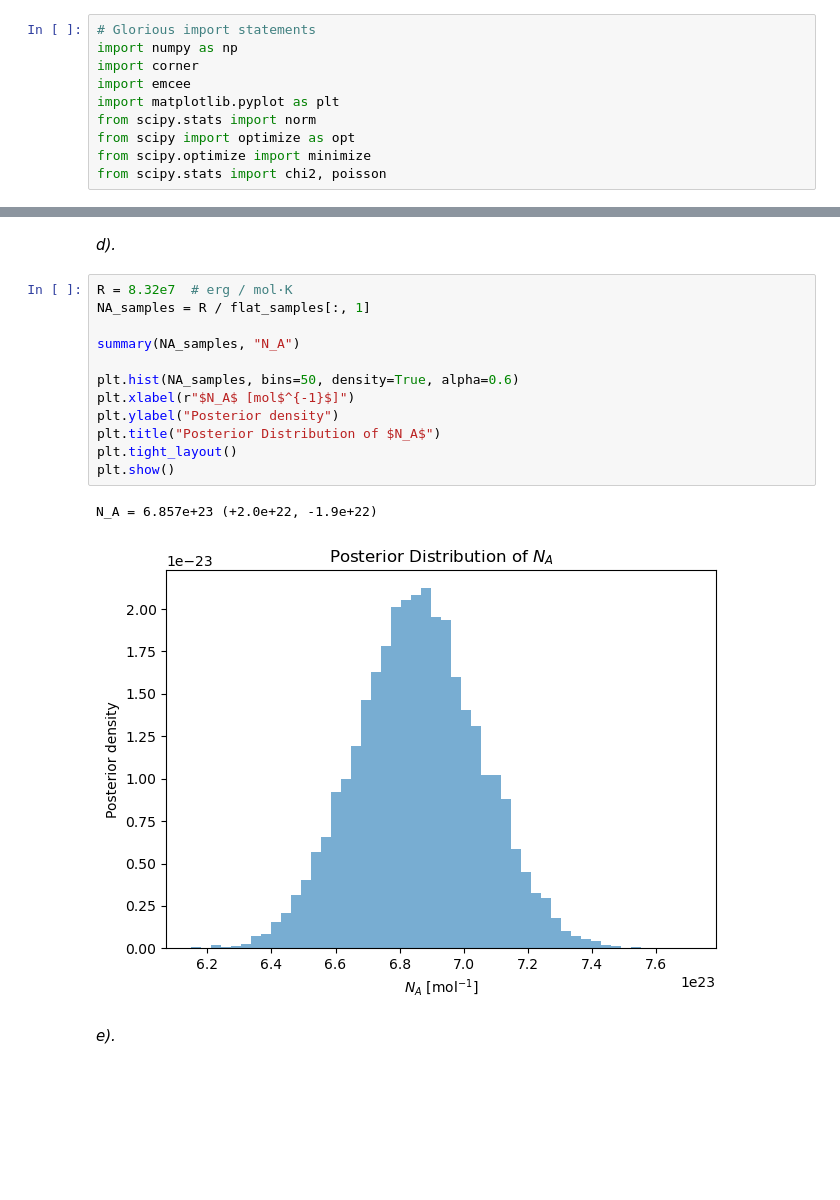
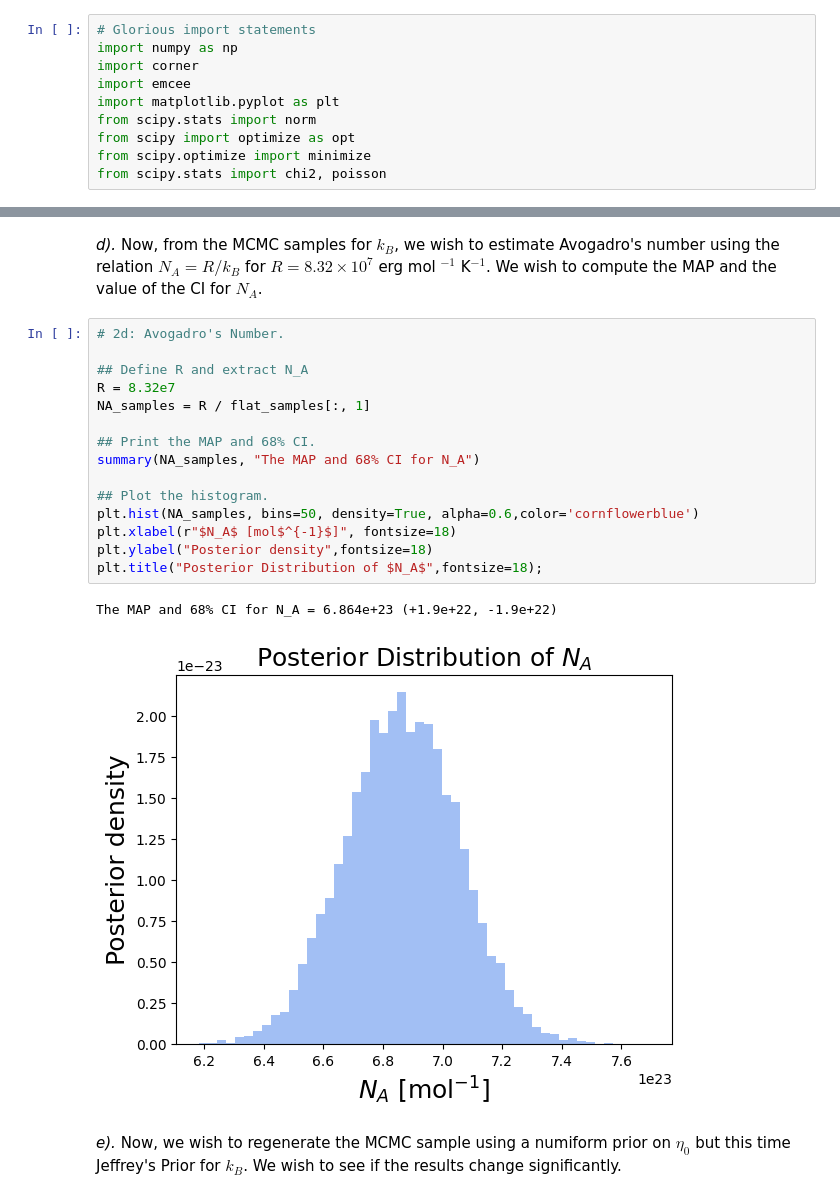
Before and after one commit to aidanwmw/PHYS403, a Jupyter notebook: homework/hw8.ipynb, the cells around one changed output, grey strips where cells are left out. Saved outputs shown, nothing was run; the diff lists cells and outputs as text; blank space fills up the shorter version.

```diff
--- a/homework/hw8.ipynb
+++ b/homework/hw8.ipynb
@@ -138,20 +220,23 @@ k_B = 1.213e-16 (+3.5e-18, -3.4e-18)
 # %% [markdown]
-*d).*
+*d).* Now, from the MCMC samples for $k_B$, we wish to estimate Avogadro's number using the relation $N_A = R/k_B$ for $R = 8.32 \times 10^{7}$ erg mol $^{-1}$ K$^{-1}$. We wish to compute the MAP and the value of the CI for $N_A$.
 # %%
-R = 8.32e7  # erg / mol·K
+# 2d: Avogadro's Number.
+
+## Define R and extract N_A
+R = 8.32e7
 NA_samples = R / flat_samples[:, 1]
 
-summary(NA_samples, "N_A")
+## Print the MAP and 68% CI.
+summary(NA_samples, "The MAP and 68% CI for N_A")
 
-plt.hist(NA_samples, bins=50, density=True, alpha=0.6)
-plt.xlabel(r"$N_A$ [mol$^{-1}$]")
-plt.ylabel("Posterior density")
-plt.title("Posterior Distribution of $N_A$")
-plt.tight_layout()
-plt.show()
+## Plot the histogram.
+plt.hist(NA_samples, bins=50, density=True, alpha=0.6,color='cornflowerblue')
+plt.xlabel(r"$N_A$ [mol$^{-1}$]", fontsize=18)
+plt.ylabel("Posterior density",fontsize=18)
+plt.title("Posterior Distribution of $N_A$",fontsize=18);
 # %% [output]
-N_A = 6.857e+23 (+2.0e+22, -1.9e+22)
+The MAP and 68% CI for N_A = 6.864e+23 (+1.9e+22, -1.9e+22)
-[figure, old version]
+[figure, new version]
 # %% [markdown]
-*e).*
+*e).* Now, we wish to regenerate the MCMC sample using a numiform prior on $\eta_0$ but this time Jeffrey's Prior for $k_B$. We wish to see if the results change significantly.
 # %%
```
Also changed, not shown: parts of 15 cells of this notebook.
